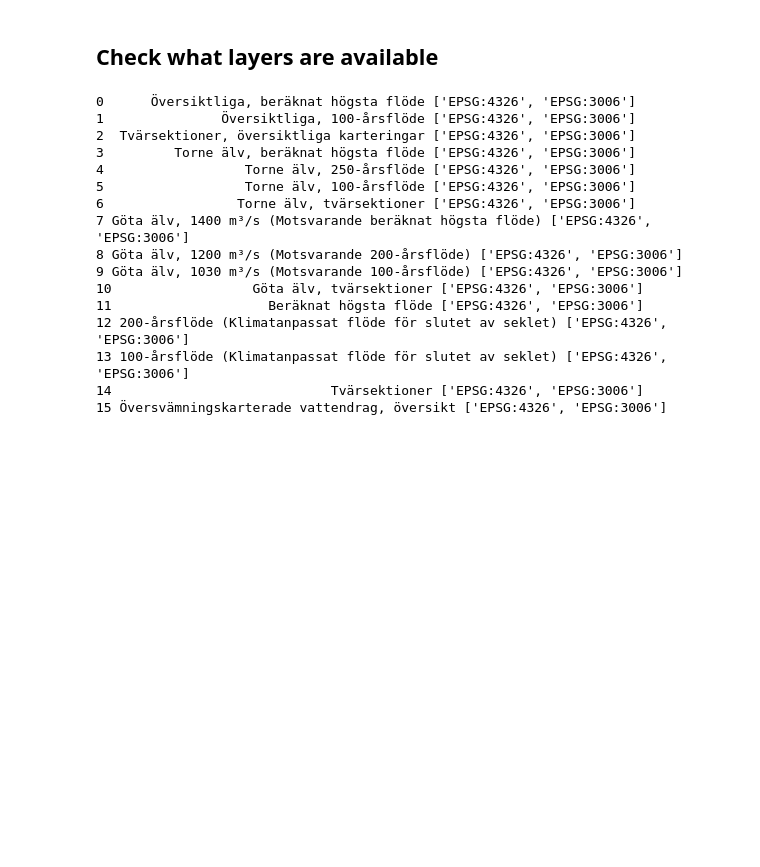
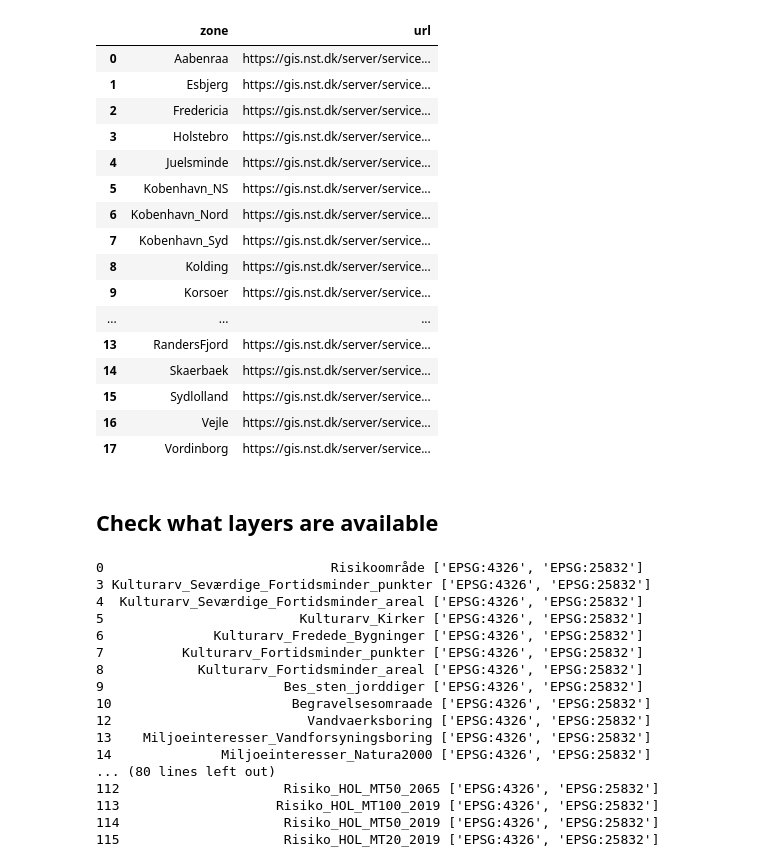
Before and after one commit to VeraPatricio/floodingDK, a Jupyter notebook: DownloadData.ipynb, the cells around one changed output. Drawn from its saved outputs; the diff is of its cells as text; code cells hidden in the pictures; blank space fills up the shorter version.

```diff
--- a/DownloadData.ipynb
+++ b/DownloadData.ipynb
@@ -25,0 +26,21 @@ Right now I'll be using: https://gisapp.msb.se/arcgis/services/Oversvamningskart
+# %%
+df_flood_maps = pd.read_csv('Plantrin_2.csv')
+df_flood_maps.head(20)
+# %% [output]
+|  | zone | url |
+| 0 | Aabenraa | https://gis.nst.dk/server/service... |
+| 1 | Esbjerg | https://gis.nst.dk/server/service... |
+| 2 | Fredericia | https://gis.nst.dk/server/service... |
+| 3 | Holstebro | https://gis.nst.dk/server/service... |
+| 4 | Juelsminde | https://gis.nst.dk/server/service... |
+| 5 | Kobenhavn_NS | https://gis.nst.dk/server/service... |
+| 6 | Kobenhavn_Nord | https://gis.nst.dk/server/service... |
+| 7 | Kobenhavn_Syd | https://gis.nst.dk/server/service... |
+| 8 | Kolding | https://gis.nst.dk/server/service... |
+| 9 | Korsoer | https://gis.nst.dk/server/service... |
+| ... | ... | ... |
+| 13 | RandersFjord | https://gis.nst.dk/server/service... |
+| 14 | Skaerbaek | https://gis.nst.dk/server/service... |
+| 15 | Sydlolland | https://gis.nst.dk/server/service... |
+| 16 | Vejle | https://gis.nst.dk/server/service... |
+| 17 | Vordinborg | https://gis.nst.dk/server/service... |
@@ -26,24 +50,25 @@ Right now I'll be using: https://gisapp.msb.se/arcgis/services/Oversvamningskart
 # %% [markdown]
 ## Check what layers are available
 # %%
-wms = WebMapService('https://gisapp.msb.se/arcgis/services/Oversvamningskarteringar/karteringar/MapServer/WmsServer')
+wms = WebMapService(df_flood_maps.iloc[3].url+'/WmsServer')
 
 for layer_nb in wms.contents:
     print('%s %40s %s'%(layer_nb,wms[layer_nb].title,wms[layer_nb].crsOptions))
 # %% [output]
-0      Översiktliga, beräknat högsta flöde ['EPSG:4326', 'EPSG:3006']
-1               Översiktliga, 100-årsflöde ['EPSG:4326', 'EPSG:3006']
-2  Tvärsektioner, översiktliga karteringar ['EPSG:4326', 'EPSG:3006']
-3         Torne älv, beräknat högsta flöde ['EPSG:4326', 'EPSG:3006']
-4                  Torne älv, 250-årsflöde ['EPSG:4326', 'EPSG:3006']
-5                  Torne älv, 100-årsflöde ['EPSG:4326', 'EPSG:3006']
-6                 Torne älv, tvärsektioner ['EPSG:4326', 'EPSG:3006']
-7 Göta älv, 1400 m³/s (Motsvarande beräknat högsta flöde) ['EPSG:4326', 'EPSG:3006']
-8 Göta älv, 1200 m³/s (Motsvarande 200-årsflöde) ['EPSG:4326', 'EPSG:3006']
-9 Göta älv, 1030 m³/s (Motsvarande 100-årsflöde) ['EPSG:4326', 'EPSG:3006']
-10                  Göta älv, tvärsektioner ['EPSG:4326', 'EPSG:3006']
-11                    Beräknat högsta flöde ['EPSG:4326', 'EPSG:3006']
-12 200-årsflöde (Klimatanpassat flöde för slutet av seklet) ['EPSG:4326', 'EPSG:3006']
-13 100-årsflöde (Klimatanpassat flöde för slutet av seklet) ['EPSG:4326', 'EPSG:3006']
-14                            Tvärsektioner ['EPSG:4326', 'EPSG:3006']
-15 Översvämningskarterade vattendrag, översikt ['EPSG:4326', 'EPSG:3006']
+0                             Risikoområde ['EPSG:4326', 'EPSG:25832']
+3 Kulturarv_Seværdige_Fortidsminder_punkter ['EPSG:4326', 'EPSG:25832']
+4  Kulturarv_Seværdige_Fortidsminder_areal ['EPSG:4326', 'EPSG:25832']
+5                         Kulturarv_Kirker ['EPSG:4326', 'EPSG:25832']
+6              Kulturarv_Fredede_Bygninger ['EPSG:4326', 'EPSG:25832']
+7          Kulturarv_Fortidsminder_punkter ['EPSG:4326', 'EPSG:25832']
+8            Kulturarv_Fortidsminder_areal ['EPSG:4326', 'EPSG:25832']
+9                       Bes_sten_jorddiger ['EPSG:4326', 'EPSG:25832']
+10                       Begravelsesomraade ['EPSG:4326', 'EPSG:25832']
+12                         Vandvaerksboring ['EPSG:4326', 'EPSG:25832']
+13    Miljoeinteresser_Vandforsyningsboring ['EPSG:4326', 'EPSG:25832']
+14              Miljoeinteresser_Natura2000 ['EPSG:4326', 'EPSG:25832']
+... (80 lines left out)
+112                     Risiko_HOL_MT50_2065 ['EPSG:4326', 'EPSG:25832']
+113                    Risiko_HOL_MT100_2019 ['EPSG:4326', 'EPSG:25832']
+114                     Risiko_HOL_MT50_2019 ['EPSG:4326', 'EPSG:25832']
+115                     Risiko_HOL_MT20_2019 ['EPSG:4326', 'EPSG:25832']
```
Also changed, not shown: parts of 17 cells of this notebook, 3 other files.
